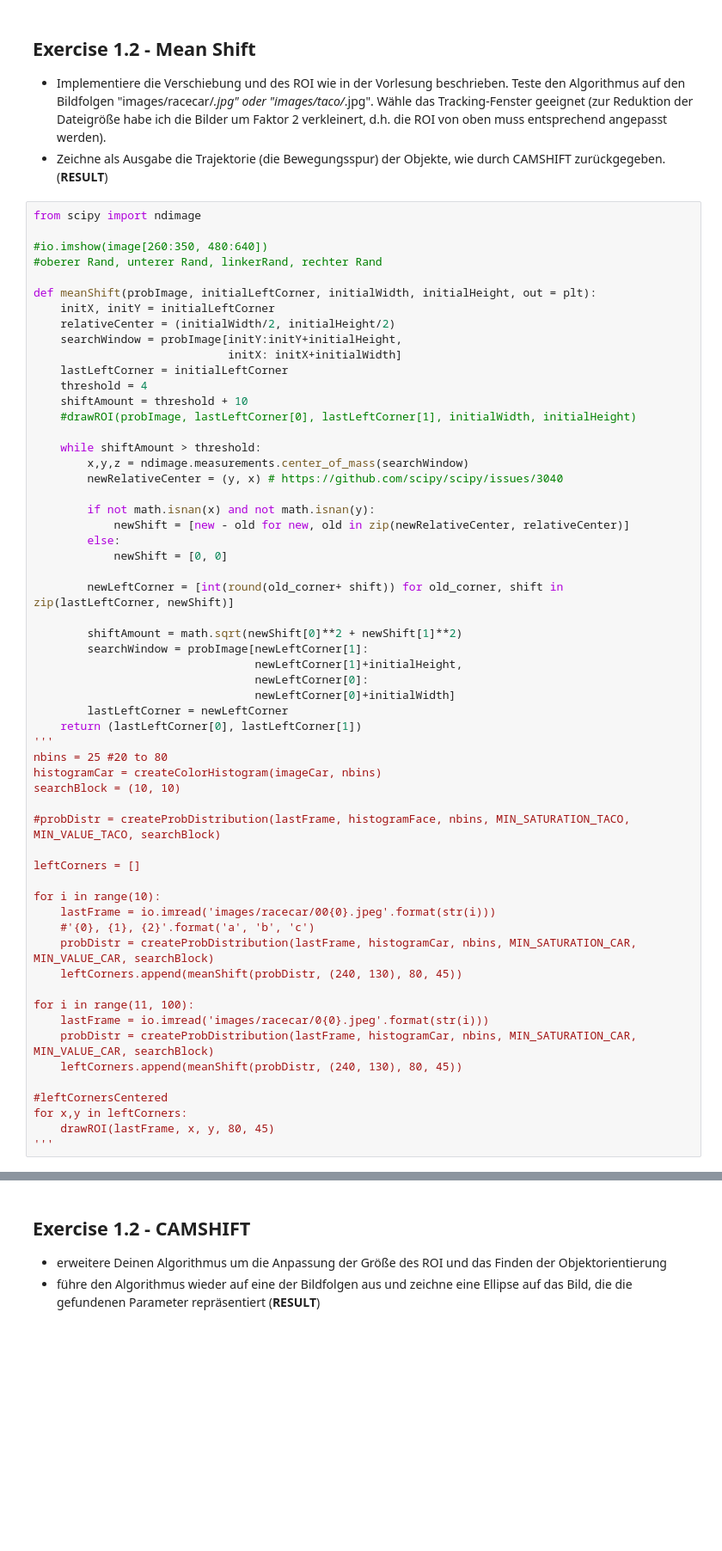
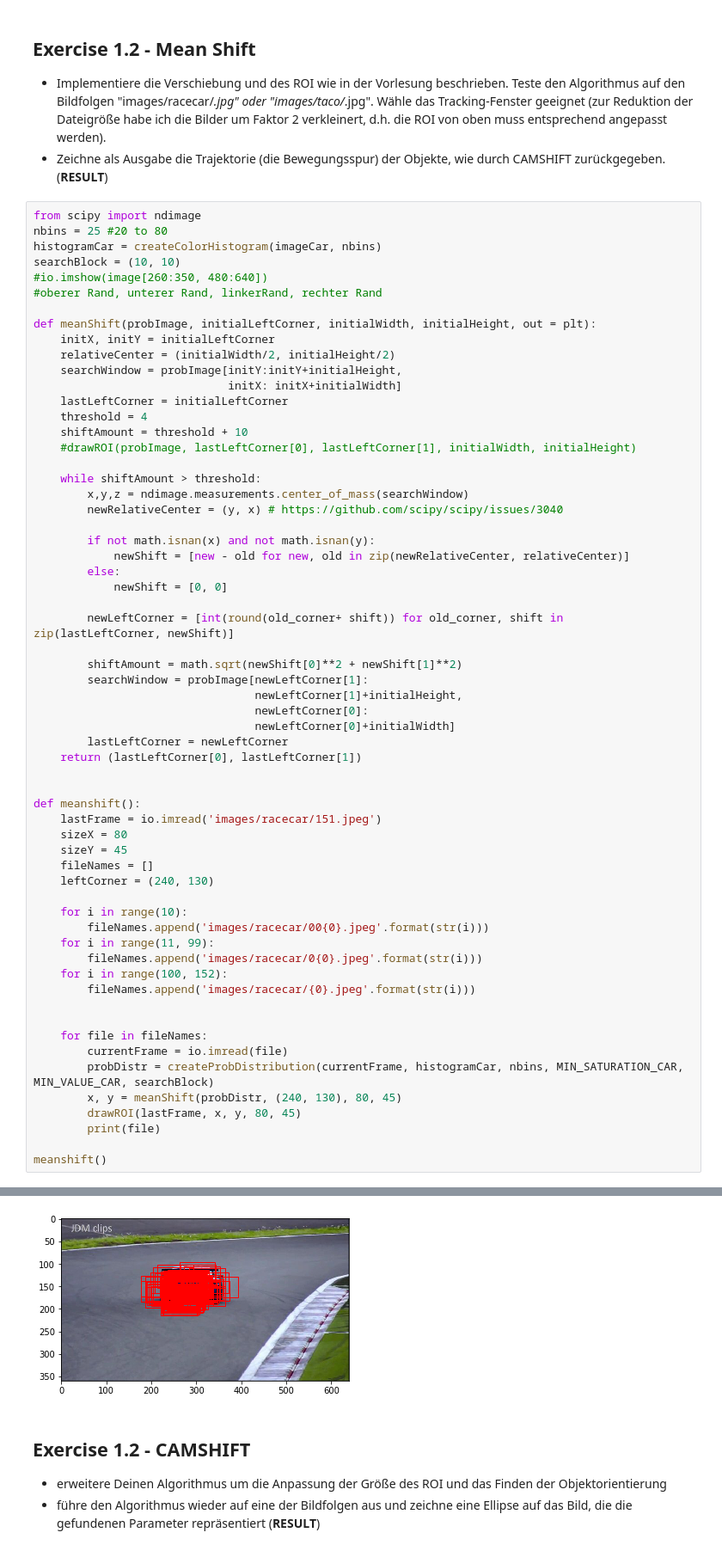
Before and after one commit to Rintel/ComputerVision, a Jupyter notebook: 02_CAMSHIFT.ipynb, the cells around one changed output, grey strips where cells are left out. Shown: that part at 86% size. Saved outputs shown, nothing was run; the diff lists cells and outputs as text; blank space fills up the shorter version.

```diff
--- a/02_CAMSHIFT.ipynb
+++ b/02_CAMSHIFT.ipynb
@@ -215,7 +215,9 @@ drawROI(image, 480, 260, 160, 90)
 * Zeichne als Ausgabe die Trajektorie (die Bewegungsspur) der Objekte, wie durch CAMSHIFT zurückgegeben. (**RESULT**)
 # %%
 from scipy import ndimage
-
+nbins = 25 #20 to 80
+histogramCar = createColorHistogram(imageCar, nbins)
+searchBlock = (10, 10)
 #io.imshow(image[260:350, 480:640])
 #oberer Rand, unterer Rand, linkerRand, rechter Rand
 
@@ -247,28 +249,29 @@ def meanShift(probImage, initialLeftCorner, initialWidth, initialHeight, out = p
                                  newLeftCorner[0]+initialWidth]
         lastLeftCorner = newLeftCorner
     return (lastLeftCorner[0], lastLeftCorner[1])
-'''
-nbins = 25 #20 to 80
-histogramCar = createColorHistogram(imageCar, nbins)
-searchBlock = (10, 10)
 
-#probDistr = createProbDistribution(lastFrame, histogramFace, nbins, MIN_SATURATION_TACO, MIN_VALUE_TACO, searchBlock)
 
-leftCorners = []
+def meanshift():
+    lastFrame = io.imread('images/racecar/151.jpeg')
+    sizeX = 80
+    sizeY = 45
+    fileNames = []
+    leftCorner = (240, 130)
 
-for i in range(10):
-    lastFrame = io.imread('images/racecar/00{0}.jpeg'.format(str(i)))
-    #'{0}, {1}, {2}'.format('a', 'b', 'c')
-    probDistr = createProbDistribution(lastFrame, histogramCar, nbins, MIN_SATURATION_CAR, MIN_VALUE_CAR, searchBlock)
-    leftCorners.append(meanShift(probDistr, (240, 130), 80, 45))
+    for i in range(10):
+        fileNames.append('images/racecar/00{0}.jpeg'.format(str(i)))
+    for i in range(11, 99):
+        fileNames.append('images/racecar/0{0}.jpeg'.format(str(i)))
+    for i in range(100, 152):
+        fileNames.append('images/racecar/{0}.jpeg'.format(str(i)))
 
-for i in range(11, 100):
-    lastFrame = io.imread('images/racecar/0{0}.jpeg'.format(str(i)))
-    probDistr = createProbDistribution(lastFrame, histogramCar, nbins, MIN_SATURATION_CAR, MIN_VALUE_CAR, searchBlock)
-    leftCorners.append(meanShift(probDistr, (240, 130), 80, 45))
 
-#leftCornersCentered
-for x,y in leftCorners:
-    drawROI(lastFrame, x, y, 80, 45)
-'''
+    for file in fileNames:
+        currentFrame = io.imread(file)
+        probDistr = createProbDistribution(currentFrame, histogramCar, nbins, MIN_SATURATION_CAR, MIN_VALUE_CAR, searchBlock)
+        x, y = meanShift(probDistr, (240, 130), 80, 45)
+        drawROI(lastFrame, x, y, 80, 45)
+        print(file)
+
+meanshift()
 # %% [output]
@@ -276,3 +295,4 @@ for x,y in leftCorners:
+[figure, added]
 # %% [markdown]
 ##  Exercise 1.2 - CAMSHIFT
 * erweitere Deinen Algorithmus um die Anpassung der Größe des ROI und das Finden der Objektorientierung
```
Also changed, not shown: parts of 2 cells of this notebook.
